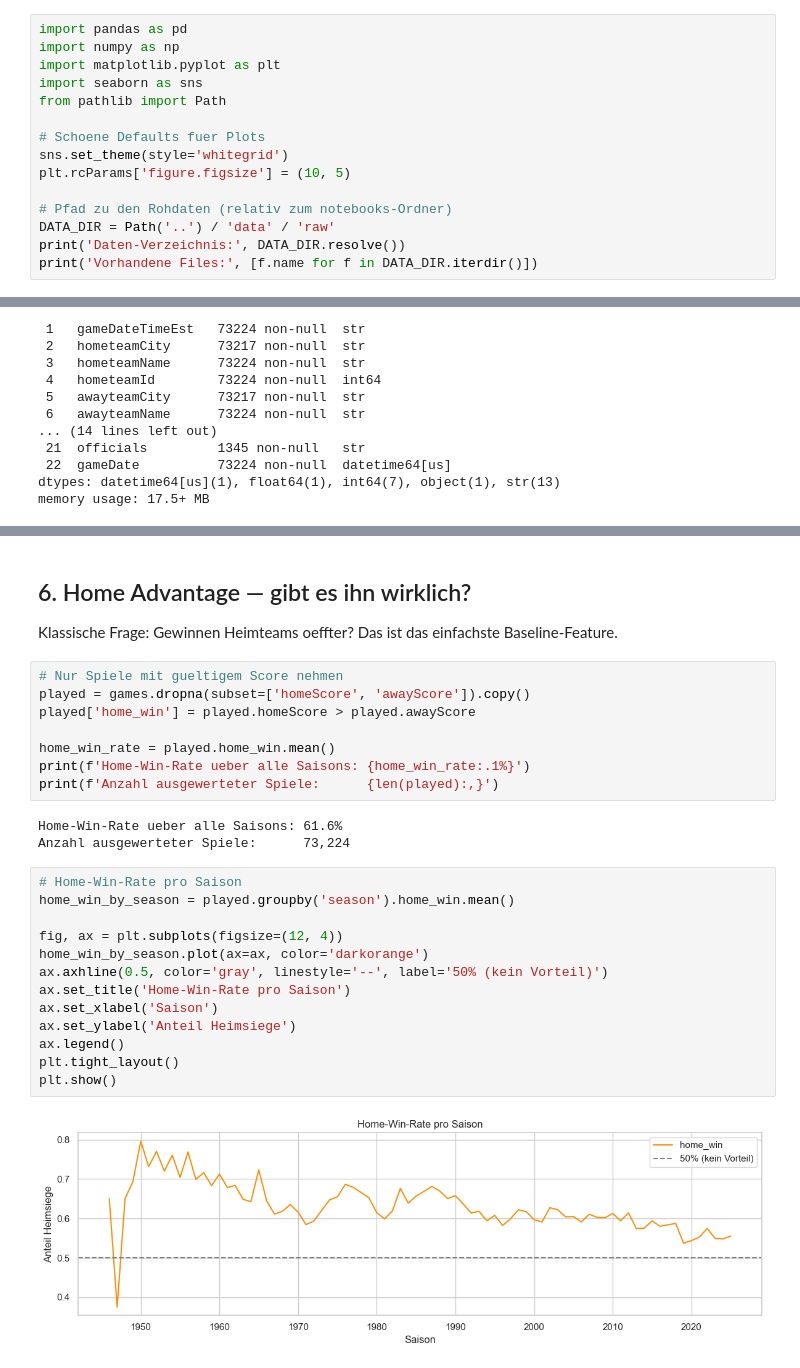
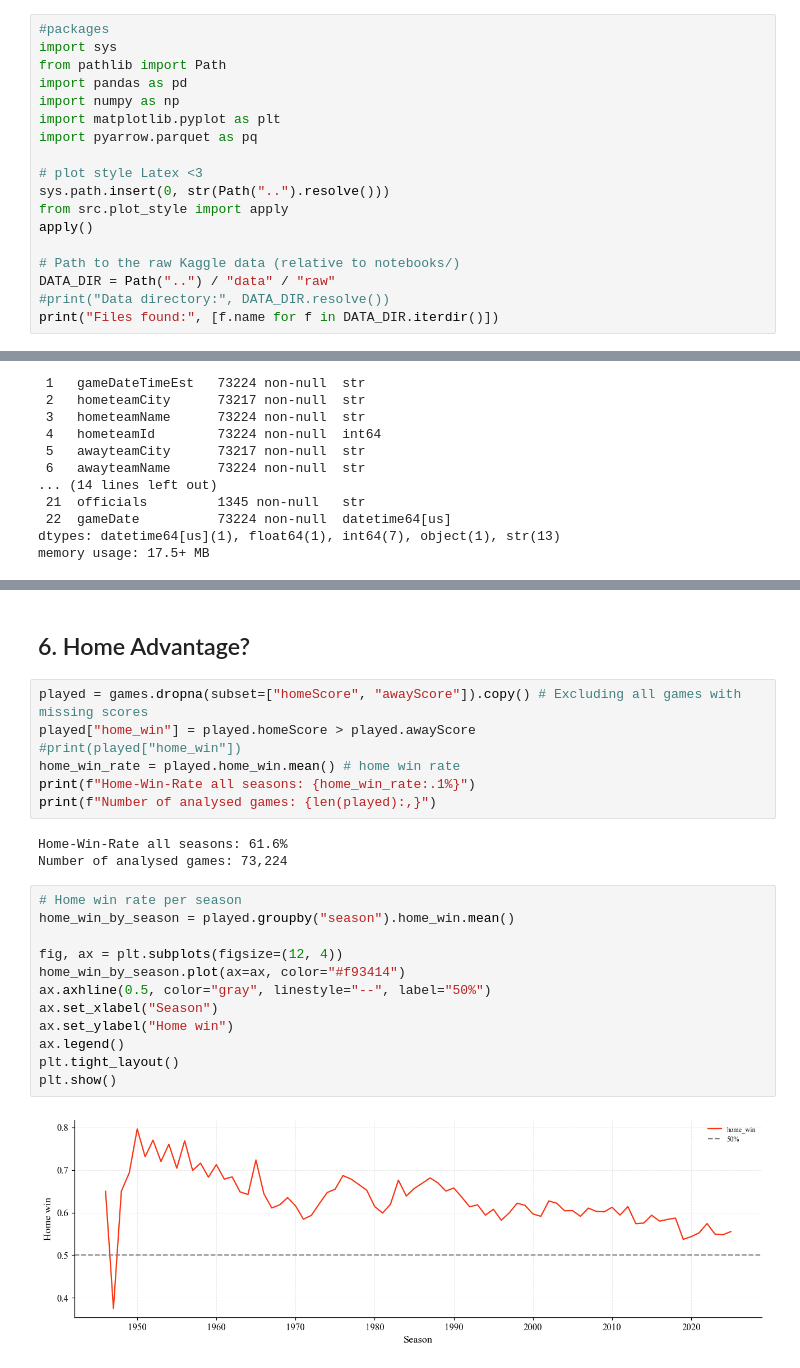
Before and after one commit to klp-data/nba-game-predictor, a Jupyter notebook: notebooks/01_data_exploration.ipynb, the cells around one changed output, grey strips where cells are left out. Saved outputs shown, nothing was run; the diff lists cells and outputs as text.

Commit message:
nb01 rework + centralize plot style

```diff
--- a/notebooks/01_data_exploration.ipynb
+++ b/notebooks/01_data_exploration.ipynb
@@ -9,16 +9,19 @@ Dataset: [Historical NBA Data and Player Box Scores (Kaggle)](https://www.kaggle
 # %%
+#packages
+import sys
+from pathlib import Path
 import pandas as pd
 import numpy as np
 import matplotlib.pyplot as plt
-import seaborn as sns
-from pathlib import Path
+import pyarrow.parquet as pq
 
-# Schoene Defaults fuer Plots
-sns.set_theme(style='whitegrid')
-plt.rcParams['figure.figsize'] = (10, 5)
+# plot style Latex <3
+sys.path.insert(0, str(Path("..").resolve()))
+from src.plot_style import apply
+apply()
 
-# Pfad zu den Rohdaten (relativ zum notebooks-Ordner)
-DATA_DIR = Path('..') / 'data' / 'raw'
-print('Daten-Verzeichnis:', DATA_DIR.resolve())
-print('Vorhandene Files:', [f.name for f in DATA_DIR.iterdir()])
+# Path to the raw Kaggle data (relative to notebooks/)
+DATA_DIR = Path("..") / "data" / "raw"
+#print("Data directory:", DATA_DIR.resolve())
+print("Files found:", [f.name for f in DATA_DIR.iterdir()])
 # %% [output]
@@ -120,31 +143,27 @@ Letzte Saison: 2025  (1345 Spiele)
 # %% [markdown]
-## 6. Home Advantage — gibt es ihn wirklich?
-
-Klassische Frage: Gewinnen Heimteams oeffter? Das ist das einfachste Baseline-Feature.
+## 6. Home Advantage?
 # %%
-# Nur Spiele mit gueltigem Score nehmen
-played = games.dropna(subset=['homeScore', 'awayScore']).copy()
-played['home_win'] = played.homeScore > played.awayScore
-
-home_win_rate = played.home_win.mean()
-print(f'Home-Win-Rate ueber alle Saisons: {home_win_rate:.1%}')
-print(f'Anzahl ausgewerteter Spiele:      {len(played):,}')
+played = games.dropna(subset=["homeScore", "awayScore"]).copy() # Excluding all games with missing scores
+played["home_win"] = played.homeScore > played.awayScore
+#print(played["home_win"])
+home_win_rate = played.home_win.mean() # home win rate
+print(f"Home-Win-Rate all seasons: {home_win_rate:.1%}")
+print(f"Number of analysed games: {len(played):,}")
 # %% [output]
-Home-Win-Rate ueber alle Saisons: 61.6%
-Anzahl ausgewerteter Spiele:      73,224
+Home-Win-Rate all seasons: 61.6%
+Number of analysed games: 73,224
 # %%
-# Home-Win-Rate pro Saison
-home_win_by_season = played.groupby('season').home_win.mean()
+# Home win rate per season
+home_win_by_season = played.groupby("season").home_win.mean()
 
 fig, ax = plt.subplots(figsize=(12, 4))
-home_win_by_season.plot(ax=ax, color='darkorange')
-ax.axhline(0.5, color='gray', linestyle='--', label='50% (kein Vorteil)')
-ax.set_title('Home-Win-Rate pro Saison')
-ax.set_xlabel('Saison')
-ax.set_ylabel('Anteil Heimsiege')
+home_win_by_season.plot(ax=ax, color="#f93414")
+ax.axhline(0.5, color="gray", linestyle="--", label="50%")
+ax.set_xlabel("Season")
+ax.set_ylabel("Home win")
 ax.legend()
 plt.tight_layout()
 plt.show()
 # %% [output]
-[figure, old version]
+[figure, new version]
 # %% [markdown]
```
Also changed, not shown: parts of 19 cells of this notebook, 1 other file.
